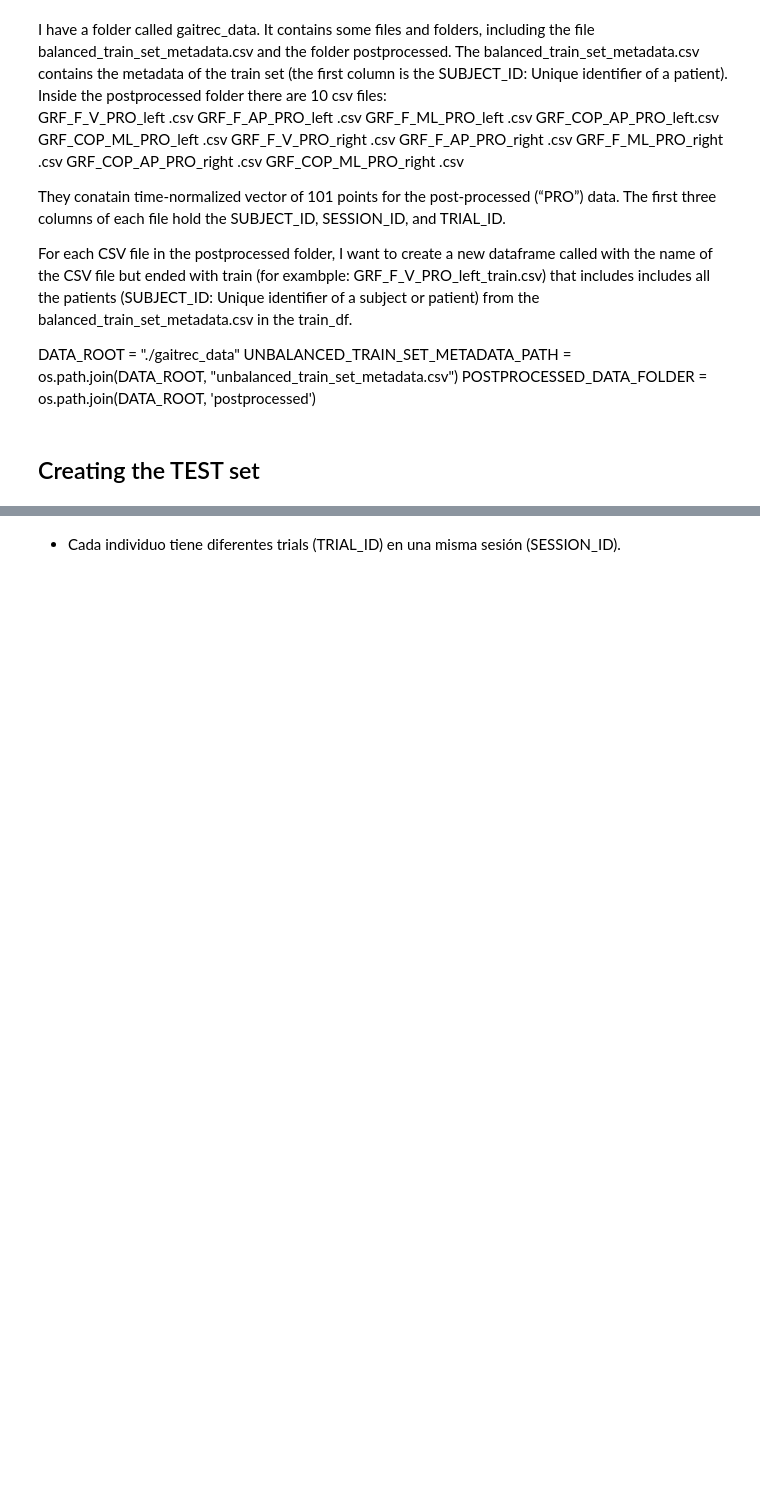
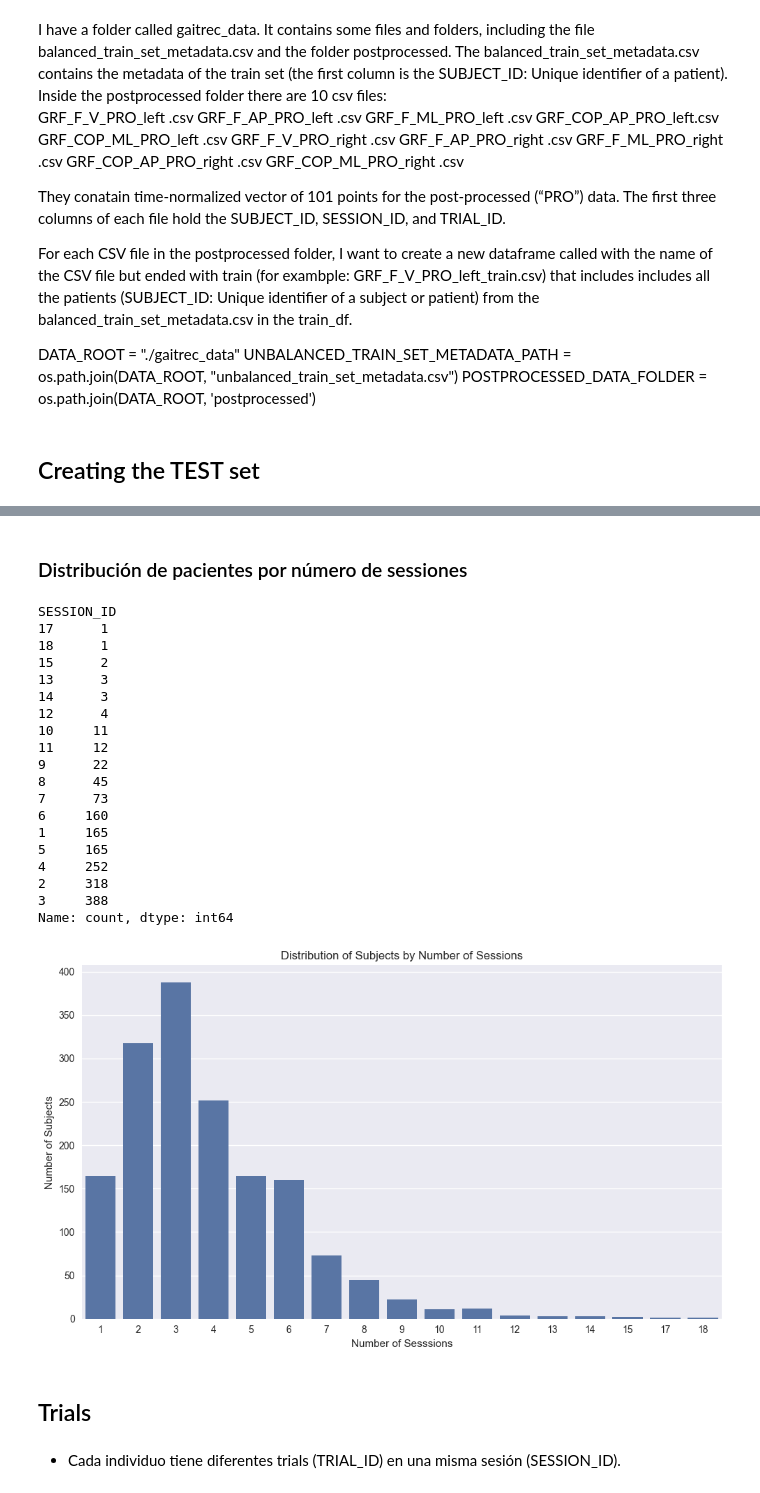
Before and after one commit to bernatsort/Therapy-Progress-Gait-Prediction, a Jupyter notebook: code.ipynb, the cells around one changed output, grey strips where cells are left out. Cells and saved outputs as stored; diff of their text form; code cells hidden in the pictures; blank space fills up the shorter version.

Commit message:
sessions analysis

```diff
--- a/code.ipynb
+++ b/code.ipynb
@@ -519,3 +588,47 @@ GRF_COP_ML_PRO_right_test = pd.read_csv(os.path.join(TEST_SET_FOLDER, 'GRF_COP_M
+# %% [markdown]
+### Distribución de pacientes por número de sessiones
+# %%
+# Agrupar los sujetos por número de trials y visualizar la distribución de los sujetos dentro de cada grupo
+
+# Calculate the number of trials for each subject
+session_counts = GRF_COP_AP_PRO_right_train.groupby('SUBJECT_ID')['SESSION_ID'].nunique()
+
+# Count the number of subjects in each group and sort in ascending order
+session_counts_grouped = session_counts.value_counts().sort_values(ascending=True)
+print(session_counts_grouped)
+
+# Plot the countplot
+plt.figure(figsize=(10, 6))
+color = sns.color_palette()[0] # Get the first blue color from the Seaborn color palette
+sns.countplot(x=session_counts, color = color)
+plt.xlabel('Number of Sesssions')
+plt.ylabel('Number of Subjects')
+plt.title('Distribution of Subjects by Number of Sessions')
+plt.tight_layout()
+plt.show()
+# %% [output]
+SESSION_ID
+17      1
+18      1
+15      2
+13      3
+14      3
+12      4
+10     11
+11     12
+9      22
+8      45
+7      73
+6     160
+1     165
+5     165
+4     252
+2     318
+3     388
+Name: count, dtype: int64
+[figure, added]
+# %% [markdown]
+## Trials
 # %% [markdown]
 - Cada individuo tiene diferentes trials (TRIAL_ID) en una misma sesión (SESSION_ID).
 # %% [markdown]
```
Also changed, not shown: parts of 8 cells of this notebook.
